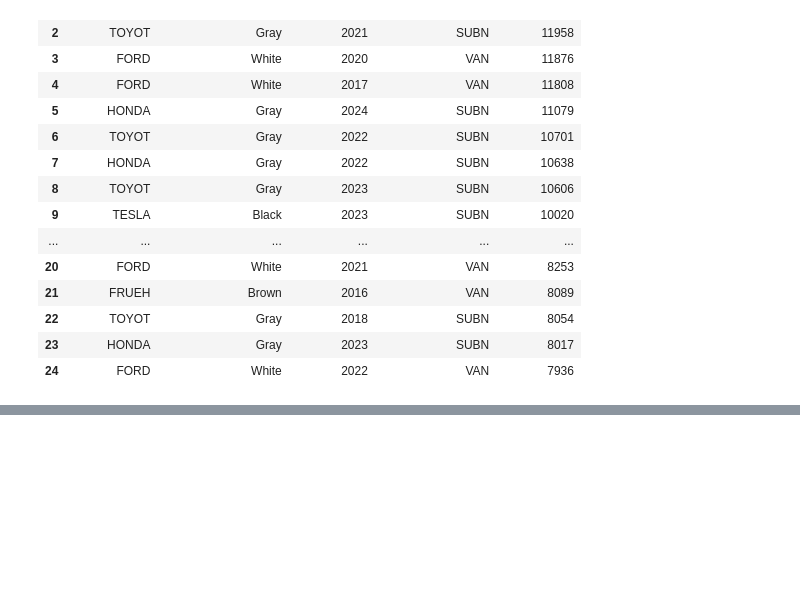
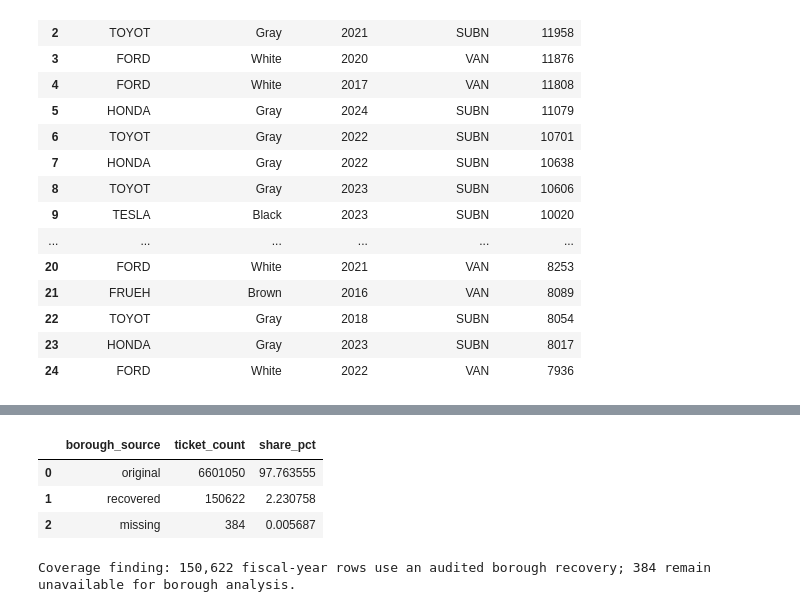
Before and after one commit to JaysonC41/parkinganalytics, a Jupyter notebook: notebooks/04_analyze_and_visualize.ipynb, the cells around one changed output, grey strips where cells are left out. Saved outputs shown, nothing was run; the diff lists cells and outputs as text; code cells hidden in the pictures; blank space fills up the shorter version.

```diff
--- a/notebooks/03_analyze_and_visualize.ipynb
+++ b/notebooks/04_analyze_and_visualize.ipynb
@@ -493,0 +516,47 @@ vehicle_profiles
+# %%
+borough_source_quality = pd.read_sql_query(
+    """
+    SELECT
+        borough_source,
+        COUNT(*) AS ticket_count
+    FROM parking_analysis
+    WHERE issue_date BETWEEN ? AND ?
+    GROUP BY borough_source
+    ORDER BY ticket_count DESC
+    """,
+    connection,
+    params=(FY_START, FY_END),
+)
+
+borough_source_quality["share_pct"] = (
+    100 * borough_source_quality["ticket_count"]
+    / borough_source_quality["ticket_count"].sum()
+)
+assert borough_source_quality["ticket_count"].sum() == date_quality.loc[
+    0, "fy2025_rows"
+]
+
+display(borough_source_quality)
+
+recovered_count = int(
+    borough_source_quality.loc[
+        borough_source_quality["borough_source"].eq("recovered"),
+        "ticket_count",
+    ].sum()
+)
+missing_count = int(
+    borough_source_quality.loc[
+        borough_source_quality["borough_source"].eq("missing"),
+        "ticket_count",
+    ].sum()
+)
+print(
+    f"Coverage finding: {recovered_count:,} fiscal-year rows use an audited "
+    f"borough recovery; {missing_count:,} remain unavailable for borough analysis."
+)
+# %% [output]
+|  | borough_source | ticket_count | share_pct |
+| 0 | original | 6601050 | 97.763555 |
+| 1 | recovered | 150622 | 2.230758 |
+| 2 | missing | 384 | 0.005687 |
+Coverage finding: 150,622 fiscal-year rows use an audited borough recovery; 384 remain unavailable for borough analysis.
```
Also changed, not shown: parts of 32 cells of this notebook.
